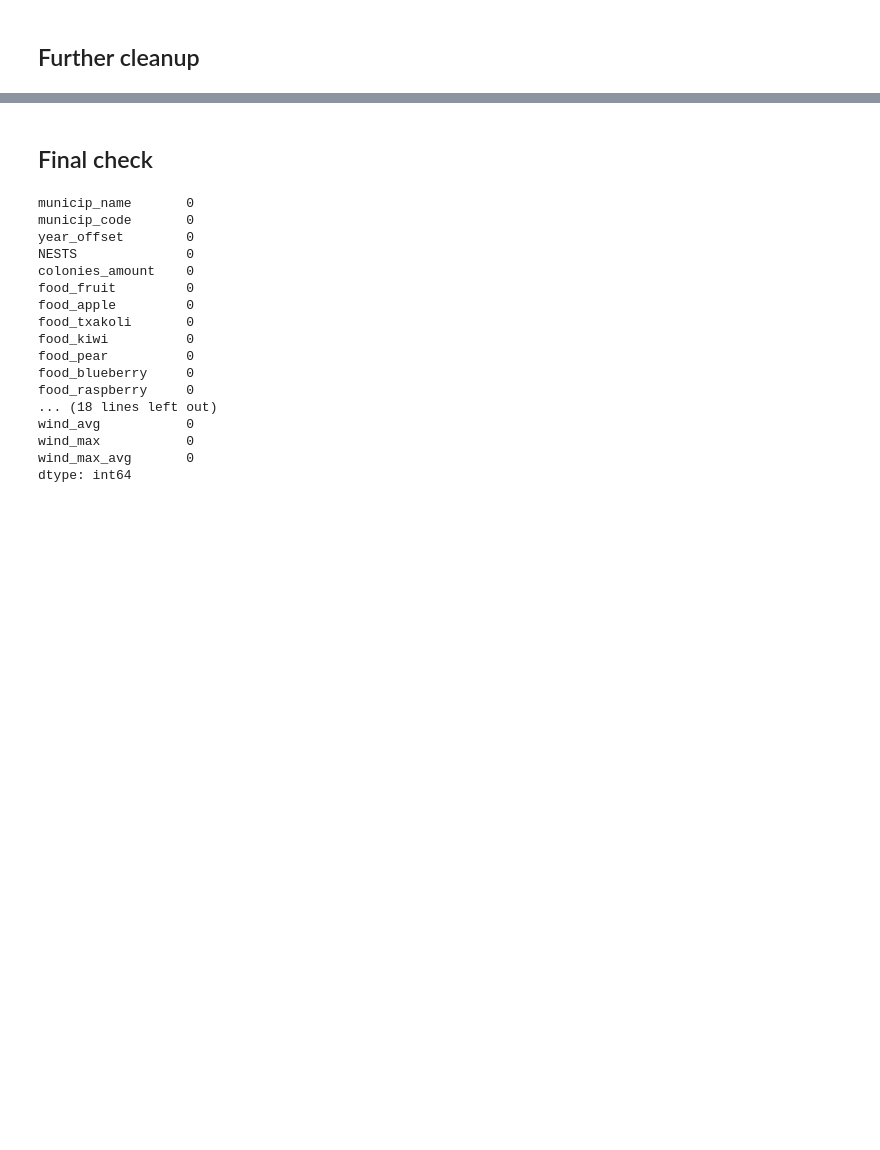
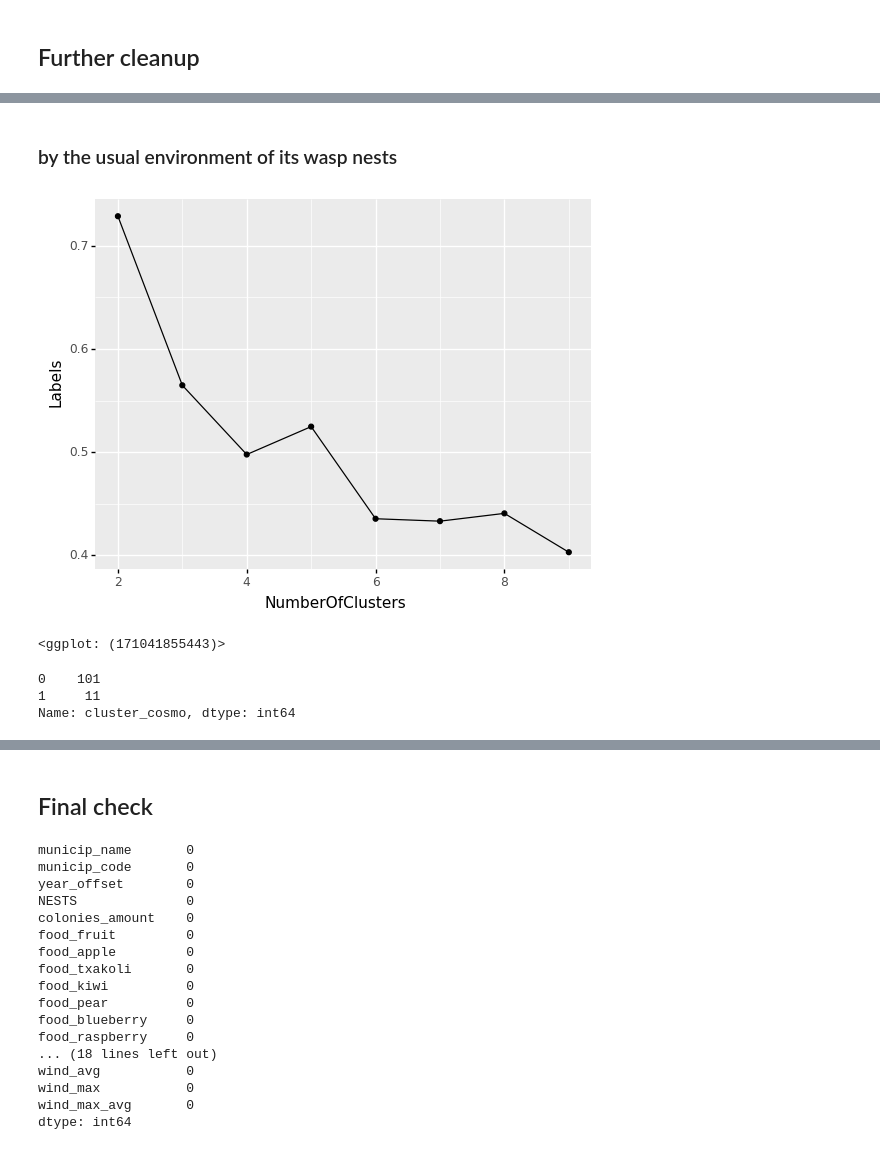
Before and after one commit to IEwaspbusters/KopuruVespaCompetitionIE, a Jupyter notebook: Competition_subs/2021-05-26_submit/Feeder_years/workerbee03_NESTS.ipynb, the cells around one changed output, grey strips where cells are left out. Drawn from its saved outputs; the diff is of its cells as text; code cells hidden in the pictures; blank space fills up the shorter version.

```diff
--- a/Competition_subs/2021-05-26_submit/Feeder_years/workerbee03_NESTS.ipynb
+++ b/Competition_subs/2021-05-26_submit/Feeder_years/workerbee03_NESTS.ipynb
@@ -394,0 +530,5 @@ Index(['municip_name', 'municip_code', 'year_offset', 'NESTS',
+# %%
+clustersby_size = 5
+# %%
+sizeClusters = pd.DataFrame()
+sizeClusters['cluster_size'] = kmedias(clustersby_size, sizeMatters)
@@ -394,0 +545,12 @@ Index(['municip_name', 'municip_code', 'year_offset', 'NESTS',
+# %%
+all_the_queens_wasps_TRAIN = pd.merge(all_the_queens_wasps_TRAIN, sizeClusters['cluster_size'], how = 'left', on= 'municip_code')
+all_the_queens_wasps_PREDICT = pd.merge(all_the_queens_wasps_PREDICT, sizeClusters['cluster_size'], how = 'left', on= 'municip_code')
+# %% [markdown]
+### by the usual environment of its wasp nests
+# %%
+cosmopolitan = all_the_queens_wasps_TRAIN.loc[:, ['municip_code', 'fv_type_natural', 'fv_type_urban']].groupby(by='municip_code', as_index=True).mean()
+cosmoSilhouette = silueta(10, cosmopolitan)
+ggplot(aes(x='NumberOfClusters', y='Labels'), cosmoSilhouette) + geom_line() + geom_point()
+# %% [output]
+[figure, added]
+<ggplot: (171041855443)>
@@ -394,0 +559,9 @@ Index(['municip_name', 'municip_code', 'year_offset', 'NESTS',
+# %%
+cosmoClusters = pd.DataFrame()
+cosmoClusters['cluster_cosmo'] = kmedias(clustersby_cosmo, cosmopolitan)
+cosmoClusters['cluster_cosmo'].reset_index()
+cosmoClusters['cluster_cosmo'].value_counts()
+# %% [output]
+0    101
+1     11
+Name: cluster_cosmo, dtype: int64
```
Also changed, not shown: parts of 98 cells of this notebook, 1 other file.
